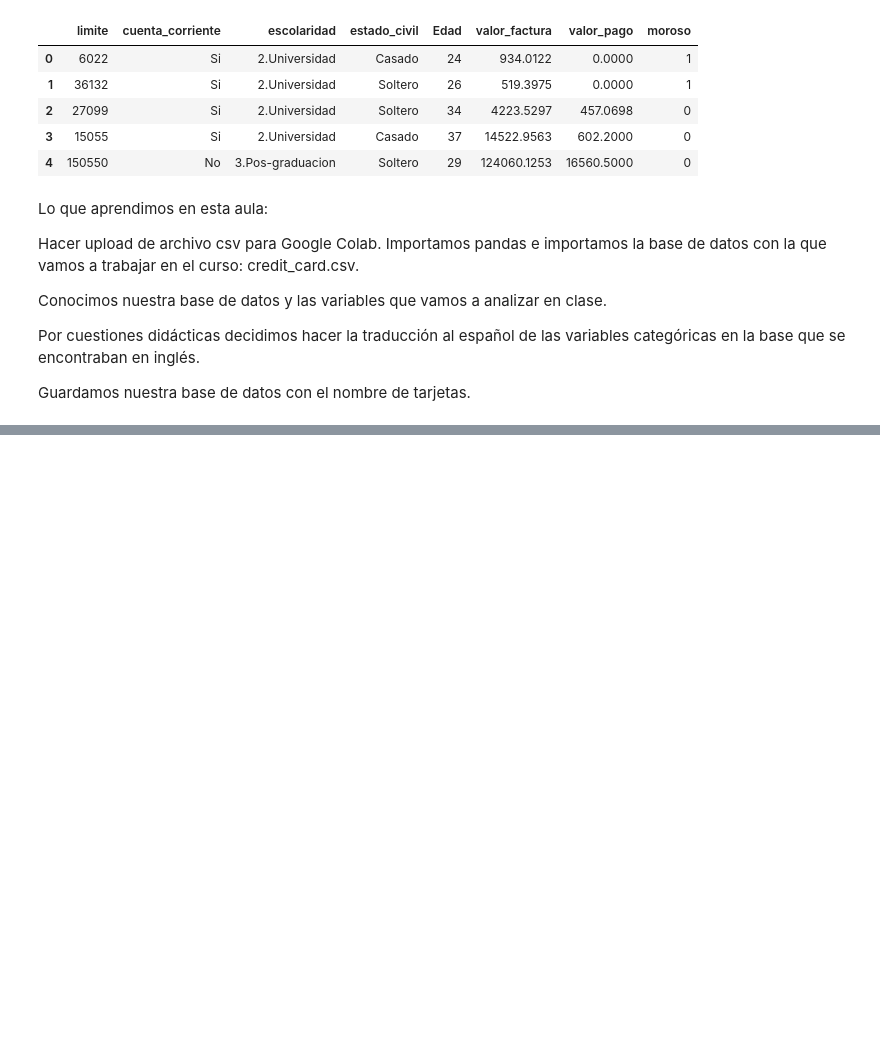
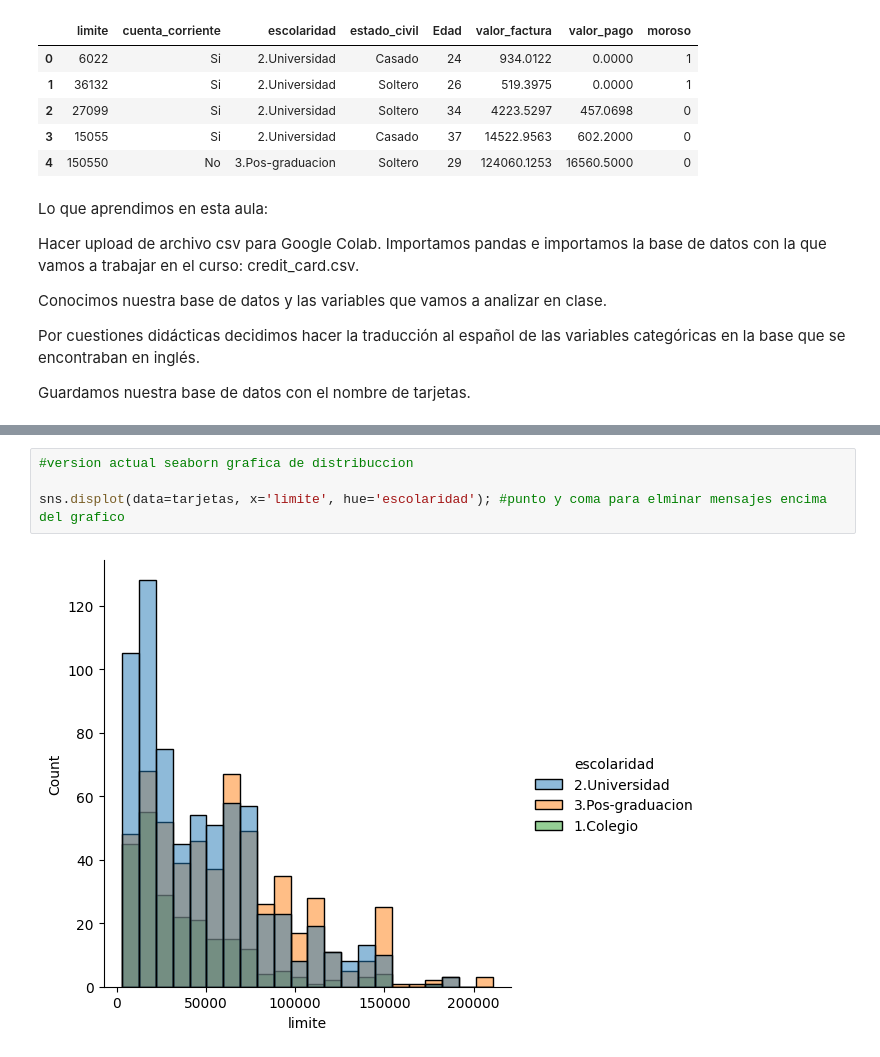
Before and after one commit to AdrianCPC/Visualizacion_datos_matplotlib_seaborn, a Jupyter notebook: Analisis__de__Datos_Seaborn.ipynb, the cells around one changed output, grey strips where cells are left out. Cells and saved outputs as stored; diff of their text form; blank space fills up the shorter version.

```diff
--- a/Analisis__de__Datos_Seaborn.ipynb
+++ b/Analisis__de__Datos_Seaborn.ipynb
@@ -156,0 +193,6 @@ Guardamos nuestra base de datos con el nombre de tarjetas.
+# %%
+#version actual seaborn grafica de distribuccion
+
+sns.displot(data=tarjetas, x='limite', hue='escolaridad'); #punto y coma para elminar mensajes encima del grafico
+# %% [output]
+[figure, added]
```
Also changed, not shown: parts of 15 cells of this notebook.
